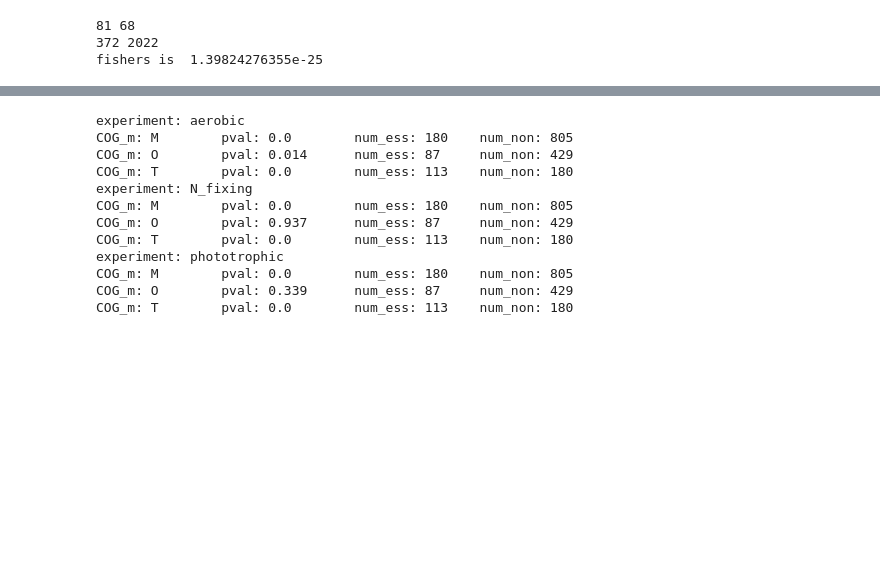
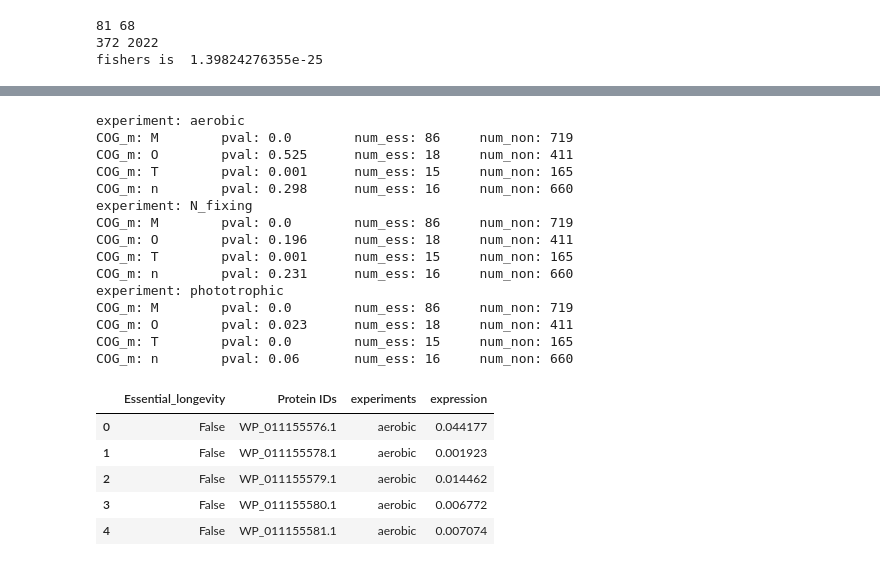
Before and after one commit to samuelpayne/EssentialGenes, a Jupyter notebook: R_pal_box_plot_abundance_by_COG.ipynb, the cells around one changed output, grey strips where cells are left out. Drawn from its saved outputs; the diff is of its cells as text; code cells hidden in the pictures; blank space fills up the shorter version.

```diff
--- a/R_pal_box_plot_abundance_by_COG.ipynb
+++ b/R_pal_box_plot_abundance_by_COG.ipynb
@@ -209,12 +376,13 @@ fishers is  1.39824276355e-25
 # %%
-#### Figure 1C - split out metabolic and other
-#### We are just using the original data frame df_1A
+#### Figure 2C - split out metabolic and other
 
-df_1C = df_1A.copy()
-COG_meta_labels = ['M', 'T', 'O'] # the .unique is giving me problems because it is coming up with 'nan'
+
+df_2C = df_2A.copy()
+df_2C['COG_meta'].fillna('n',inplace=True)
+COG_meta_labels = ['M', 'T', 'O', 'n'] # the .unique is giving me problems because it is coming up with 'nan'
 COG_meta_labels.sort() #essential to sort to make sure that the looping matches the image
-essential = df_1C[df_1C['Essential_aerobic'] == True]
-nonessential = df_1C[df_1C['Essential_aerobic'] == False]
+essential = df_2C[df_2C['Essential_phototrophic'] == True]
+nonessential = df_2C[df_2C['Essential_phototrophic'] == False]
 
 for data_col in experiments:
     #now selecting out only one column
@@ -225,7 +393,7 @@ for data_col in experiments:
     plt.ylim(y_bottom, y_top)
     #it's pretty important that the 'data' below be sorted by COG_category because that's
     #how we know that it's lined up with the 'things_in_M' array
-    sns.boxplot(x='COG_meta', y=data_col, hue='Essential_aerobic', data=df_1C.sort_values(by="COG_meta"), showfliers=False)
+    sns.boxplot(x='COG_meta', y=data_col, hue='Essential_phototrophic', data=df_2C.sort_values(by="COG_meta"), showfliers=False)
 
     print ("experiment: %s" %data_col)
     x_axis_counter = 0
@@ -249,19 +417,22 @@ for data_col in experiments:
             plotstring = "p ~ %s"%round(p_value, 3)
         plt.text(x, y+h, plotstring, ha='center', va='bottom', color=black)
         x_axis_counter += 1 # increment during the loop
-    filename = 'boxplot_C_%s.png'%(data_col)
+    filename = 'boxplot_F_%s.png'%(data_col)
     filepath = os.path.join("R_pal_images", filename)
     plt.savefig(filepath, dpi=300)
 # %% [output]
 experiment: aerobic
-COG_m: M        pval: 0.0        num_ess: 180    num_non: 805
-COG_m: O        pval: 0.014      num_ess: 87     num_non: 429
-COG_m: T        pval: 0.0        num_ess: 113    num_non: 180
+COG_m: M        pval: 0.0        num_ess: 86     num_non: 719
+COG_m: O        pval: 0.525      num_ess: 18     num_non: 411
+COG_m: T        pval: 0.001      num_ess: 15     num_non: 165
+COG_m: n        pval: 0.298      num_ess: 16     num_non: 660
 experiment: N_fixing
-COG_m: M        pval: 0.0        num_ess: 180    num_non: 805
-COG_m: O        pval: 0.937      num_ess: 87     num_non: 429
-COG_m: T        pval: 0.0        num_ess: 113    num_non: 180
+COG_m: M        pval: 0.0        num_ess: 86     num_non: 719
+COG_m: O        pval: 0.196      num_ess: 18     num_non: 411
+COG_m: T        pval: 0.001      num_ess: 15     num_non: 165
+COG_m: n        pval: 0.231      num_ess: 16     num_non: 660
 experiment: phototrophic
-COG_m: M        pval: 0.0        num_ess: 180    num_non: 805
-COG_m: O        pval: 0.339      num_ess: 87     num_non: 429
-COG_m: T        pval: 0.0        num_ess: 113    num_non: 180
+COG_m: M        pval: 0.0        num_ess: 86     num_non: 719
+COG_m: O        pval: 0.023      num_ess: 18     num_non: 411
+COG_m: T        pval: 0.0        num_ess: 15     num_non: 165
+COG_m: n        pval: 0.06       num_ess: 16     num_non: 660
@@ -270,0 +439,14 @@ COG_m: T        pval: 0.0        num_ess: 113    num_non: 180
+# %%
+# Now to try something fun. remove the genes which are aerobic essential or photosynthetic and see if stuff shows us different.
+# df_3 is using essential longevity stuff
+df_3A = df_2A.drop(df_2A[df_2A.Essential_phototrophic == True].index)
+df_3A_melt = pd.melt(df_3A, id_vars=['Essential_longevity', 'Protein IDs'], value_vars=experiments, var_name='experiments', value_name='expression')
+
+df_3A_melt.head()
+# %% [output]
+|  | Essential_longevity | Protein IDs | experiments | expression |
+| 0 | False | WP_011155576.1 | aerobic | 0.044177 |
+| 1 | False | WP_011155578.1 | aerobic | 0.001923 |
+| 2 | False | WP_011155579.1 | aerobic | 0.014462 |
+| 3 | False | WP_011155580.1 | aerobic | 0.006772 |
+| 4 | False | WP_011155581.1 | aerobic | 0.007074 |
```
Also changed, not shown: parts of 11 cells of this notebook.
